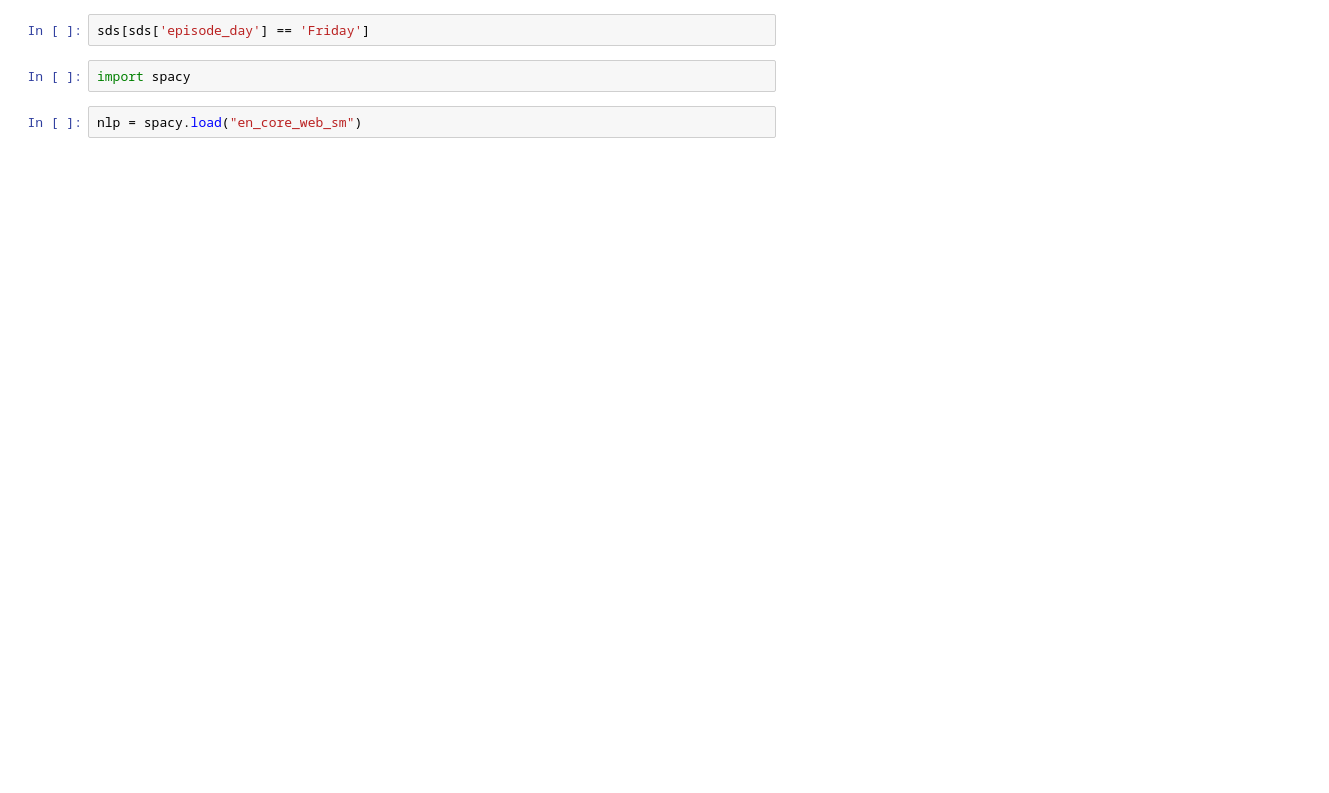
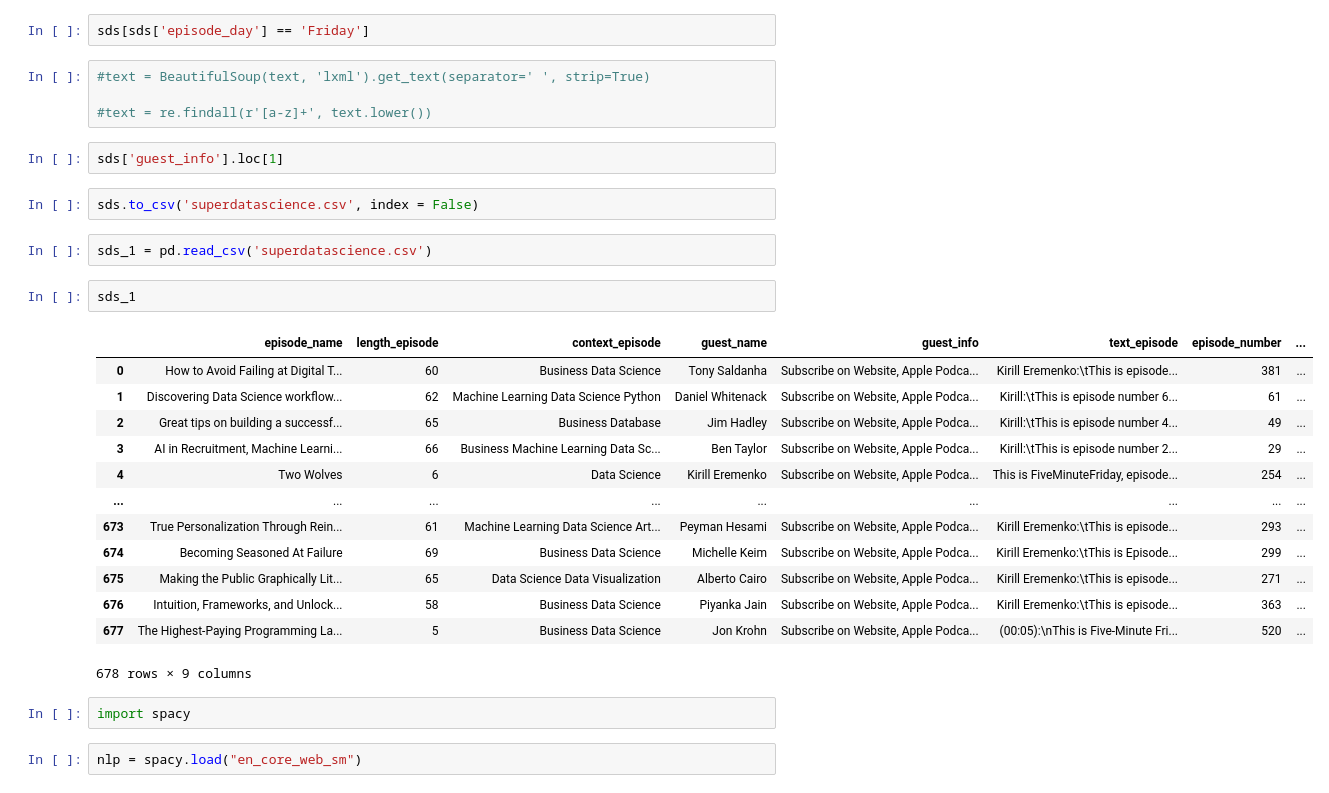
Before and after one commit to ashamaheshwari/SDS_podcast_analysis, a Jupyter notebook: notebooks/SDS_data_preprocessing.ipynb, the cells around one changed output. Drawn from its saved outputs; the diff is of its cells as text; blank space fills up the shorter version.

```diff
--- a/notebooks/SDS_data_preprocessing.ipynb
+++ b/notebooks/SDS_data_preprocessing.ipynb
@@ -208,5 +134,31 @@ sds
 # %%
 sds[sds['episode_day'] == 'Friday']
+# %%
+#text = BeautifulSoup(text, 'lxml').get_text(separator=' ', strip=True)
+
+#text = re.findall(r'[a-z]+', text.lower())
+# %%
+sds['guest_info'].loc[1]
+# %%
+sds.to_csv('superdatascience.csv', index = False)
+# %%
+sds_1 = pd.read_csv('superdatascience.csv')
+# %%
+sds_1
+# %% [output]
+|  | episode_name | length_episode | context_episode | guest_name | guest_info | text_episode | episode_number | ... |
+| 0 | How to Avoid Failing at Digital T... | 60 | Business Data Science | Tony Saldanha | Subscribe on Website, Apple Podca... | Kirill Eremenko:\tThis is episode... | 381 | ... |
+| 1 | Discovering Data Science workflow... | 62 | Machine Learning Data Science Python | Daniel Whitenack | Subscribe on Website, Apple Podca... | Kirill:\tThis is episode number 6... | 61 | ... |
+| 2 | Great tips on building a successf... | 65 | Business Database | Jim Hadley | Subscribe on Website, Apple Podca... | Kirill:\tThis is episode number 4... | 49 | ... |
+| 3 | AI in Recruitment, Machine Learni... | 66 | Business Machine Learning Data Sc... | Ben Taylor | Subscribe on Website, Apple Podca... | Kirill:\tThis is episode number 2... | 29 | ... |
+| 4 | Two Wolves | 6 | Data Science | Kirill Eremenko | Subscribe on Website, Apple Podca... | This is FiveMinuteFriday, episode... | 254 | ... |
+| ... | ... | ... | ... | ... | ... | ... | ... | ... |
+| 673 | True Personalization Through Rein... | 61 | Machine Learning Data Science Art... | Peyman Hesami | Subscribe on Website, Apple Podca... | Kirill Eremenko:\tThis is episode... | 293 | ... |
+| 674 | Becoming Seasoned At Failure | 69 | Business Data Science | Michelle Keim | Subscribe on Website, Apple Podca... | Kirill Eremenko:\tThis is Episode... | 299 | ... |
+| 675 | Making the Public Graphically Lit... | 65 | Data Science Data Visualization | Alberto Cairo | Subscribe on Website, Apple Podca... | Kirill Eremenko:\tThis is episode... | 271 | ... |
+| 676 | Intuition, Frameworks, and Unlock... | 58 | Business Data Science | Piyanka Jain | Subscribe on Website, Apple Podca... | Kirill Eremenko:\tThis is episode... | 363 | ... |
+| 677 | The Highest-Paying Programming La... | 5 | Business Data Science | Jon Krohn | Subscribe on Website, Apple Podca... | (00:05):\nThis is Five-Minute Fri... | 520 | ... |
+678 rows × 9 columns
 # %%
 import spacy
 # %%
```
Also changed, not shown: parts of 31 cells of this notebook.
